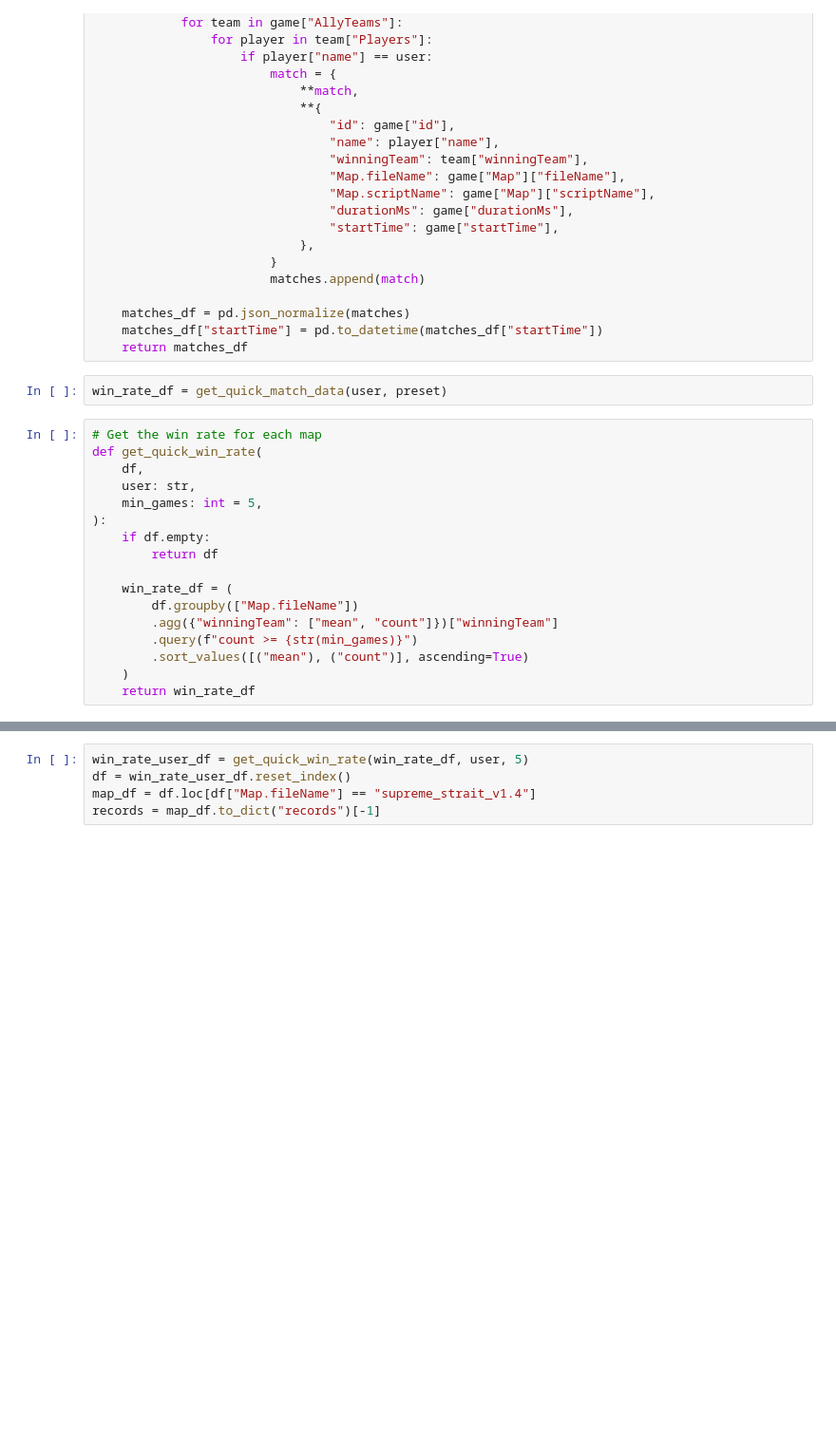
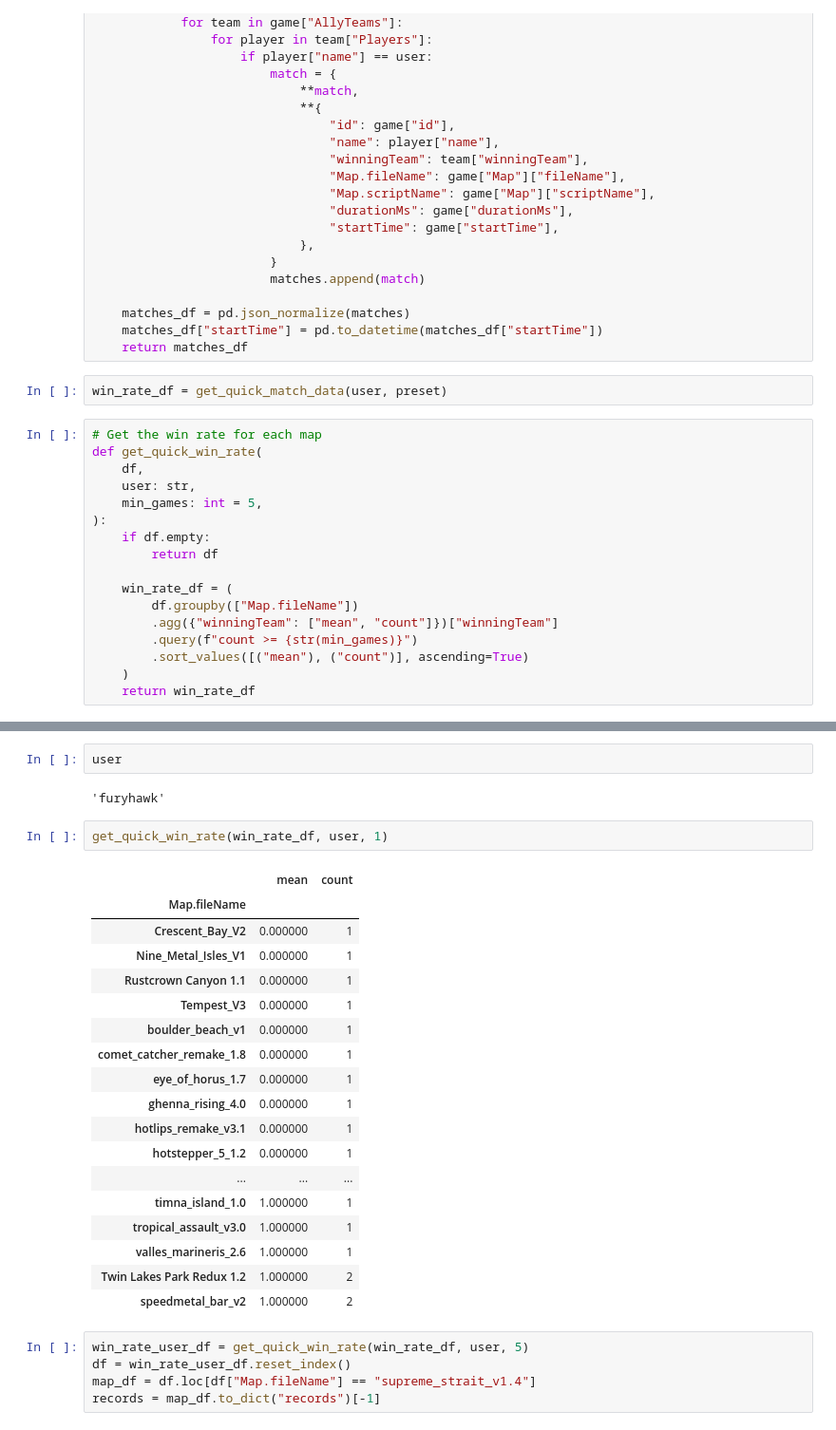
Before and after one commit to furyhawk/bai, a Jupyter notebook: notebooks/battle.ipynb, the cells around one changed output, grey strips where cells are left out. Shown: that part at 95% size. Cells and saved outputs as stored; diff of their text form; blank space fills up the shorter version.

```diff
--- a/notebooks/battle.ipynb
+++ b/notebooks/battle.ipynb
@@ -441,3 +444,28 @@ get_quick_win_rate(win_rate_df, user, 5).to_dict("records")
+# %%
+user
+# %% [output]
+'furyhawk'
+# %%
+get_quick_win_rate(win_rate_df, user, 1)
+# %% [output]
+|  | mean | count |
+| Map.fileName |  |  |
+| Crescent_Bay_V2 | 0.000000 | 1 |
+| Nine_Metal_Isles_V1 | 0.000000 | 1 |
+| Rustcrown Canyon 1.1 | 0.000000 | 1 |
+| Tempest_V3 | 0.000000 | 1 |
+| boulder_beach_v1 | 0.000000 | 1 |
+| comet_catcher_remake_1.8 | 0.000000 | 1 |
+| eye_of_horus_1.7 | 0.000000 | 1 |
+| ghenna_rising_4.0 | 0.000000 | 1 |
+| hotlips_remake_v3.1 | 0.000000 | 1 |
+| hotstepper_5_1.2 | 0.000000 | 1 |
+| ... | ... | ... |
+| timna_island_1.0 | 1.000000 | 1 |
+| tropical_assault_v3.0 | 1.000000 | 1 |
+| valles_marineris_2.6 | 1.000000 | 1 |
+| Twin Lakes Park Redux 1.2 | 1.000000 | 2 |
+| speedmetal_bar_v2 | 1.000000 | 2 |
 # %%
 win_rate_user_df = get_quick_win_rate(win_rate_df, user, 5)
 df = win_rate_user_df.reset_index()
```
Also changed, not shown: parts of 20 cells of this notebook, 2 other files.
